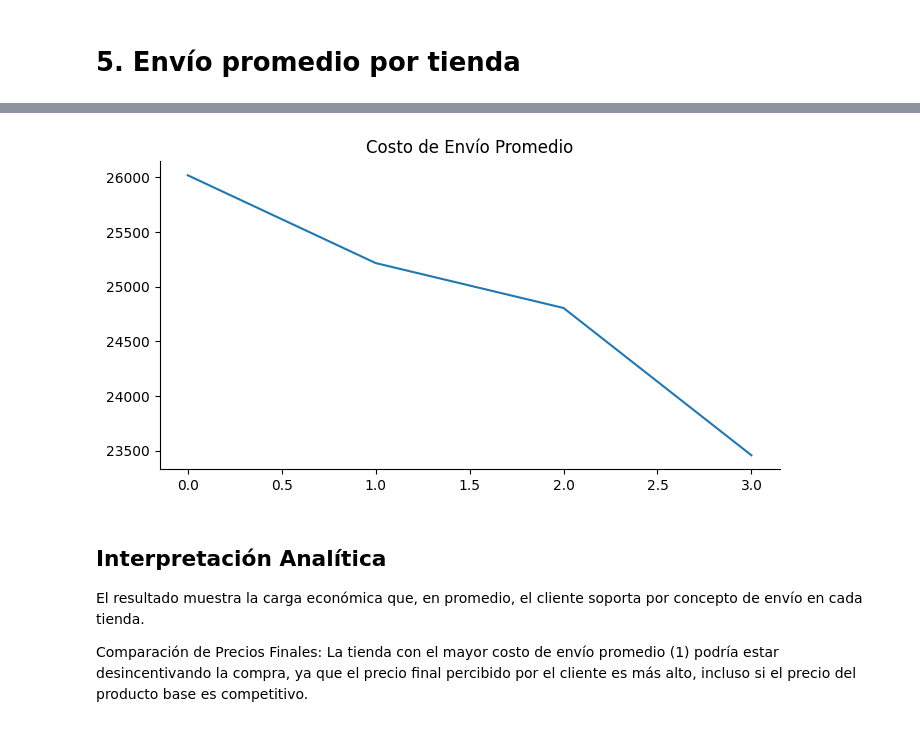
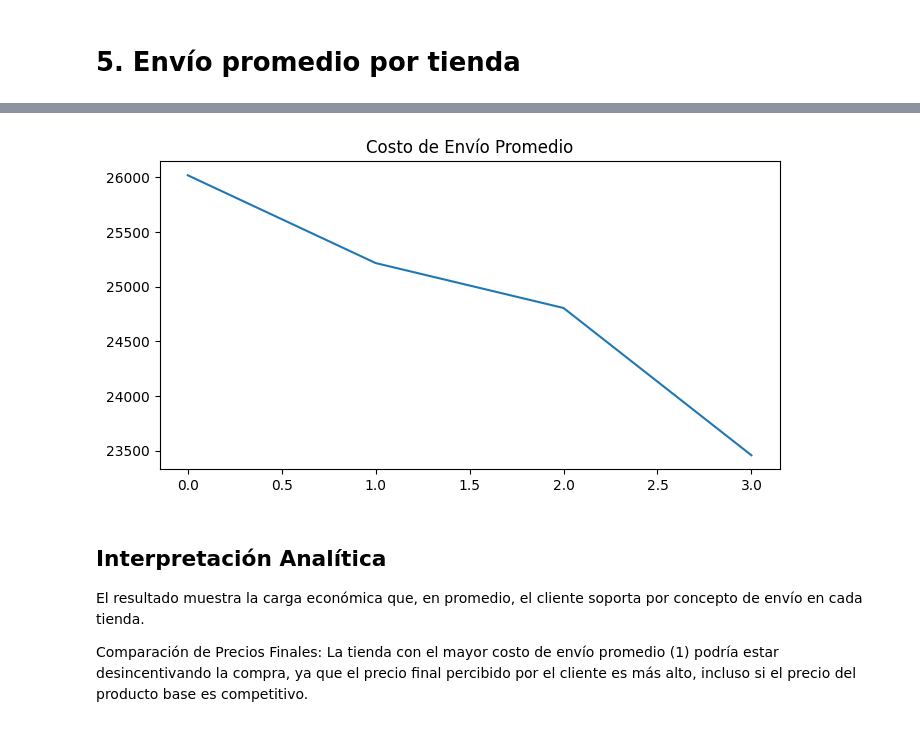
Before and after one commit to JDVAR7/challenge1-data-science-latam, a Jupyter notebook: AluraStoreLatam.ipynb, the cells around one changed output, grey strips where cells are left out. Cells and saved outputs as stored; diff of their text form; code cells hidden in the pictures.

```diff
--- a/AluraStoreLatam.ipynb
+++ b/AluraStoreLatam.ipynb
@@ -407,8 +354,8 @@ _ = plt.ylabel('count()')
 # %%
 _df_7['Costo de Envío Promedio'].plot(kind='line', figsize=(8, 4), title='Costo de Envío Promedio')
-plt.gca().spines[['top', 'right']].set_visible(False)
+plt.gca().spines[['top', 'right']].set_visible(True)
 # %% [output]
-[figure, old version]
+[figure, new version]
 # %% [markdown]
 ## **Interpretación Analítica**
 
```
Also changed, not shown: parts of 2 cells of this notebook.
